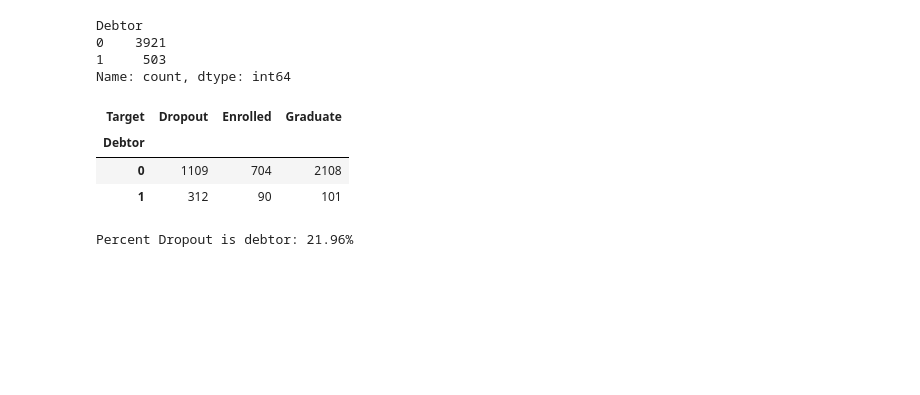
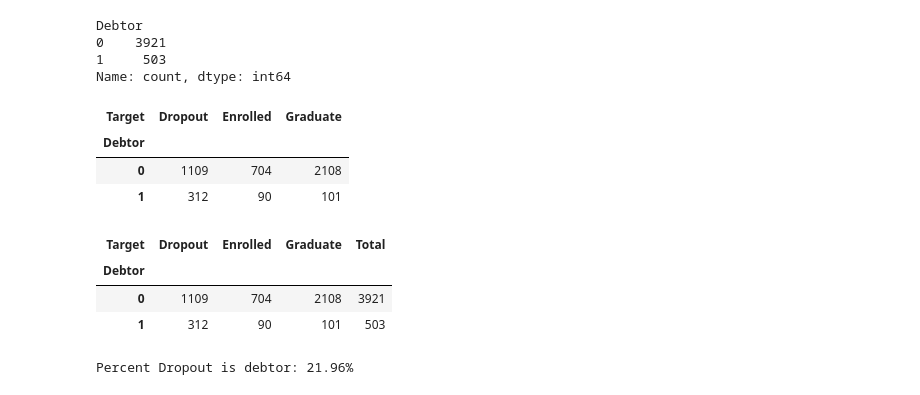
Before and after one commit to Sulbae/Student-s-Performances-Dashboard, a Jupyter notebook: notebook.ipynb, the cells around one changed output. Saved outputs shown, nothing was run; the diff lists cells and outputs as text; code cells hidden in the pictures; blank space fills up the shorter version.

```diff
--- a/notebook.ipynb
+++ b/notebook.ipynb
@@ -711,6 +711,15 @@ debtor_df
 | Debtor |  |  |  |
 | 0 | 1109 | 704 | 2108 |
 | 1 | 312 | 90 | 101 |
+# %%
+debtor_df['Total'] = debtor_df.sum(axis=1)
+
+debtor_df
+# %% [output]
+| Target | Dropout | Enrolled | Graduate | Total |
+| Debtor |  |  |  |  |
+| 0 | 1109 | 704 | 2108 | 3921 |
+| 1 | 312 | 90 | 101 | 503 |
 # %%
 # Kontribusi Debtor terhadap Dropout
 print(f"Percent Dropout is debtor: {debtor_df['Dropout'].loc[1] / debtor_df['Dropout'].sum() * 100:.2f}%")
```
Also changed, not shown: parts of 5 cells of this notebook.
